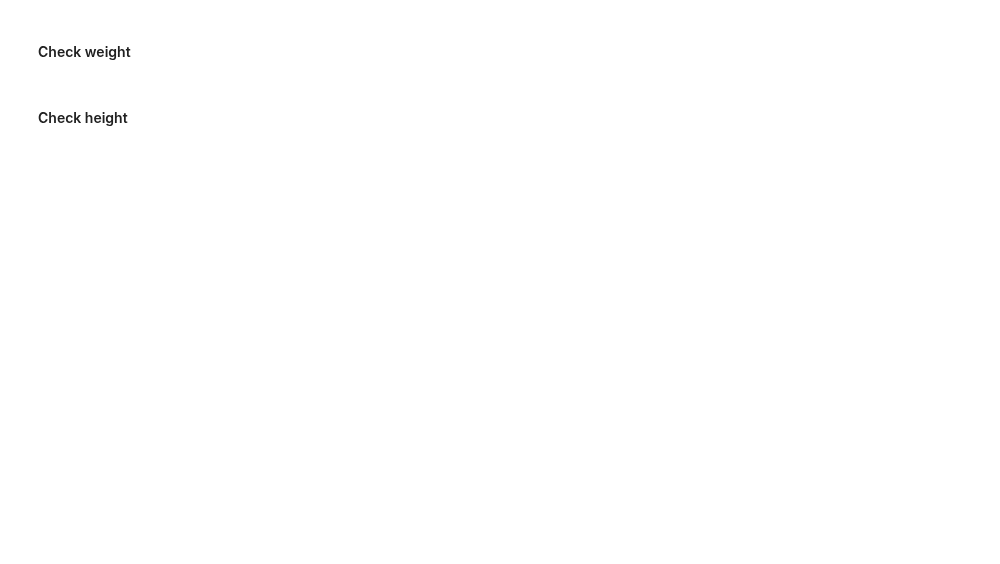
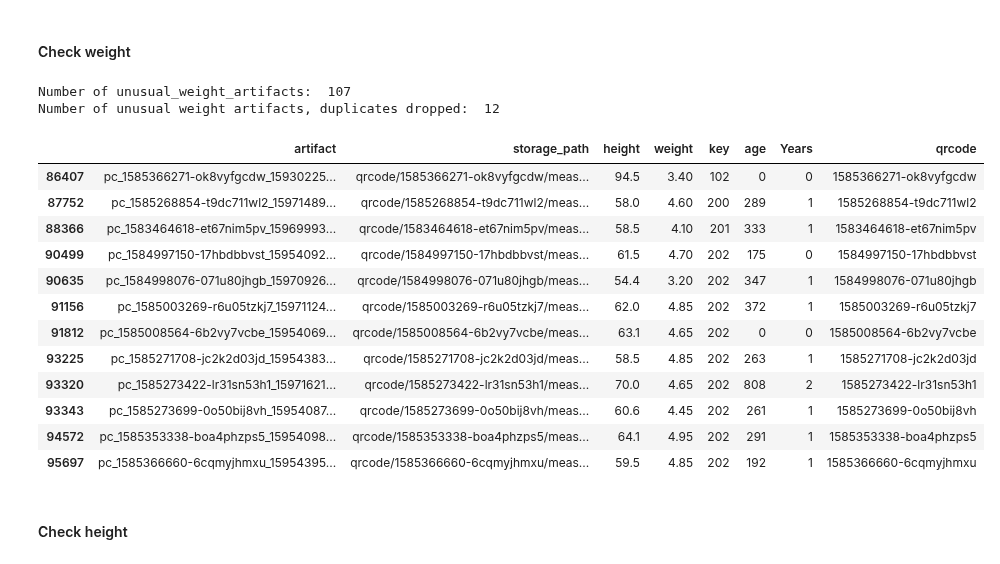
Before and after one commit to Welthungerhilfe/cgm-ml, a Jupyter notebook: src/data_utils/dataset_EDA/anon-depthmap-95k/EDA_anon-depthmap-95k.ipynb, the cells around one changed output. Drawn from its saved outputs; the diff is of its cells as text; code cells hidden in the pictures; blank space fills up the shorter version.

```diff
--- a/src/data_utils/dataset_EDA/anon-depthmap-95k/EDA_anon-depthmap-95k.ipynb
+++ b/src/data_utils/dataset_EDA/anon-depthmap-95k/EDA_anon-depthmap-95k.ipynb
@@ -191,3 +211,33 @@ Number of unusual age artifacts_upperbound:  155
+# %%
+# weight vals for children betw. 6 months & 6 years
+# Found some WHO tables, Bhavna also suggested taking these inputs
+# 5 kg - 30 kg from tables
+# todo: Bhavna wants to know number of children below 5kg
+
+unusual_weight_artifacts = artifacts[(artifacts.weight < 5.0) | (artifacts.weight > 30.0)]
+print("Number of unusual_weight_artifacts: ", len(unusual_weight_artifacts))
+
+#drop duplicates
+drop_dupl_weight = unusual_weight_artifacts.drop_duplicates(subset='qrcode', keep='first')
+print("Number of unusual weight artifacts, duplicates dropped: ", len(drop_dupl_weight))
+
+drop_dupl_weight.head(12)
+# %% [output]
+Number of unusual_weight_artifacts:  107
+Number of unusual weight artifacts, duplicates dropped:  12
+|  | artifact | storage_path | height | weight | key | age | Years | qrcode |
+| 86407 | pc_1585366271-ok8vyfgcdw_15930225... | qrcode/1585366271-ok8vyfgcdw/meas... | 94.5 | 3.40 | 102 | 0 | 0 | 1585366271-ok8vyfgcdw |
+| 87752 | pc_1585268854-t9dc711wl2_15971489... | qrcode/1585268854-t9dc711wl2/meas... | 58.0 | 4.60 | 200 | 289 | 1 | 1585268854-t9dc711wl2 |
+| 88366 | pc_1583464618-et67nim5pv_15969993... | qrcode/1583464618-et67nim5pv/meas... | 58.5 | 4.10 | 201 | 333 | 1 | 1583464618-et67nim5pv |
+| 90499 | pc_1584997150-17hbdbbvst_15954092... | qrcode/1584997150-17hbdbbvst/meas... | 61.5 | 4.70 | 202 | 175 | 0 | 1584997150-17hbdbbvst |
+| 90635 | pc_1584998076-071u80jhgb_15970926... | qrcode/1584998076-071u80jhgb/meas... | 54.4 | 3.20 | 202 | 347 | 1 | 1584998076-071u80jhgb |
+| 91156 | pc_1585003269-r6u05tzkj7_15971124... | qrcode/1585003269-r6u05tzkj7/meas... | 62.0 | 4.85 | 202 | 372 | 1 | 1585003269-r6u05tzkj7 |
+| 91812 | pc_1585008564-6b2vy7vcbe_15954069... | qrcode/1585008564-6b2vy7vcbe/meas... | 63.1 | 4.65 | 202 | 0 | 0 | 1585008564-6b2vy7vcbe |
+| 93225 | pc_1585271708-jc2k2d03jd_15954383... | qrcode/1585271708-jc2k2d03jd/meas... | 58.5 | 4.85 | 202 | 263 | 1 | 1585271708-jc2k2d03jd |
+| 93320 | pc_1585273422-lr31sn53h1_15971621... | qrcode/1585273422-lr31sn53h1/meas... | 70.0 | 4.65 | 202 | 808 | 2 | 1585273422-lr31sn53h1 |
+| 93343 | pc_1585273699-0o50bij8vh_15954087... | qrcode/1585273699-0o50bij8vh/meas... | 60.6 | 4.45 | 202 | 261 | 1 | 1585273699-0o50bij8vh |
+| 94572 | pc_1585353338-boa4phzps5_15954098... | qrcode/1585353338-boa4phzps5/meas... | 64.1 | 4.95 | 202 | 291 | 1 | 1585353338-boa4phzps5 |
+| 95697 | pc_1585366660-6cqmyjhmxu_15954395... | qrcode/1585366660-6cqmyjhmxu/meas... | 59.5 | 4.85 | 202 | 192 | 1 | 1585366660-6cqmyjhmxu |
 # %% [markdown]
 #### Check height
 # %%
```
Also changed, not shown: parts of 5 cells of this notebook.
